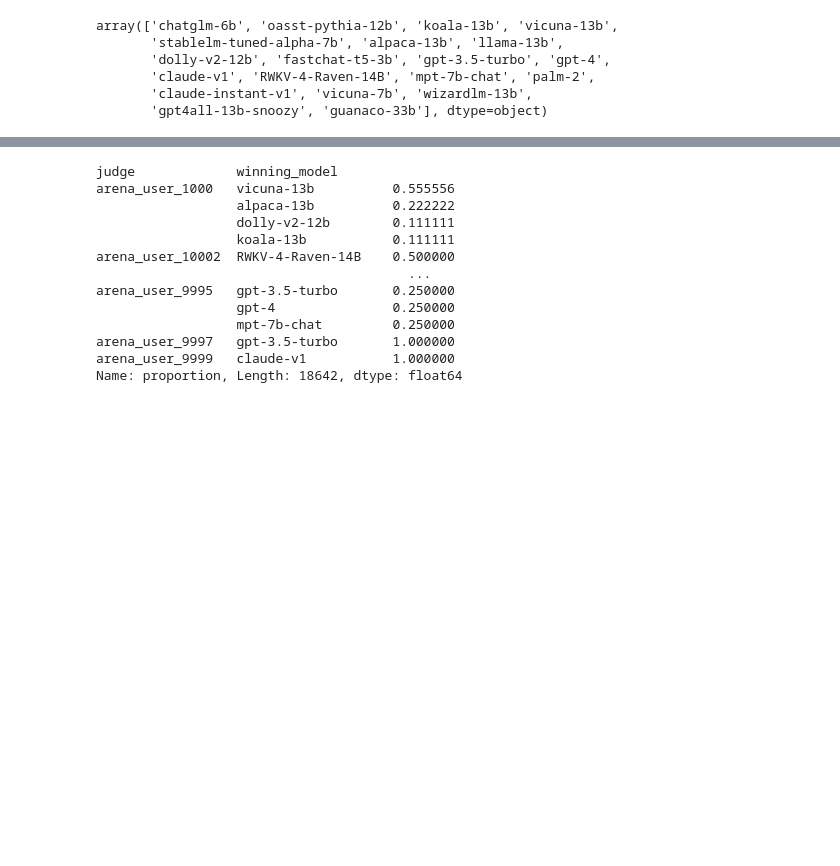
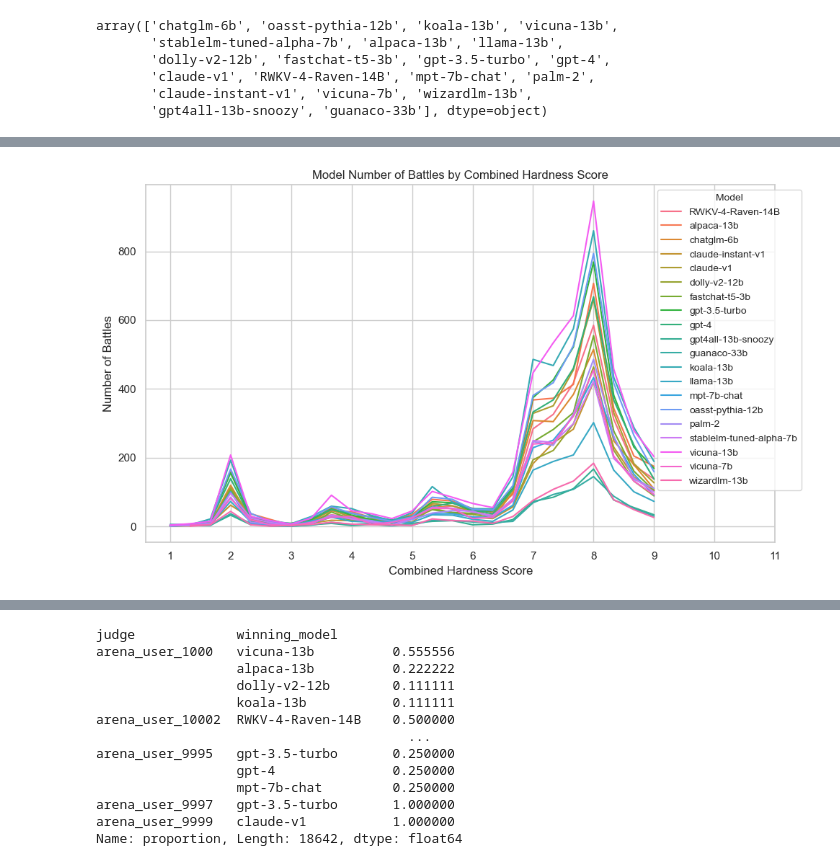
Before and after one commit to surajr10/ds200-grad-project, a Jupyter notebook: notebooks/suraj_eda.ipynb, the cells around one changed output, grey strips where cells are left out. Saved outputs shown, nothing was run; the diff lists cells and outputs as text; code cells hidden in the pictures; blank space fills up the shorter version.

```diff
--- a/notebooks/suraj_eda.ipynb
+++ b/notebooks/suraj_eda.ipynb
@@ -163,3 +163,9 @@ merge_df["combined_hardness_score"] = (
     merge_df[["score_value_1", "score_value_2", "score_value_3"]]
     .mean(axis=1, skipna=True)  # Calculate mean while ignoring NaN values
 )
+# %%
+appearances_a = merge_df[['model_a', 'combined_hardness_score']].rename(columns={'model_a': 'model'})
+appearances_b = merge_df[['model_b', 'combined_hardness_score']].rename(columns={'model_b': 'model'})
+appearances = pd.concat([appearances_a, appearances_b])
+appearances_grouped = appearances.groupby(['model', 'combined_hardness_score']).agg('size').reset_index(name='appearances')
+appearances_grouped
@@ -166,3 +186,14 @@ merge_df["combined_hardness_score"] = (
+# %%
+fig, ax = plt.subplots(figsize=(10, 6))
+sns.lineplot(data=appearances_grouped, x='combined_hardness_score', y='appearances', hue='model', ax=ax)
+plt.legend(title='Model', bbox_to_anchor=(1.05, 1), loc='upper right', fontsize='small', title_fontsize='small')
+plt.xticks(np.arange(1, 12, 1))
+plt.title('Model Number of Battles by Combined Hardness Score')
+plt.xlabel('Combined Hardness Score')
+plt.ylabel('Number of Battles')
+plt.tight_layout()
+# %% [output]
+[figure, added]
 # %%
 # figure out distribution of different users score models
 merge_df['winning_model'] = merge_df.apply(lambda x: x['model_a'] if x['winner'] == 'model_a' else x['model_b'], axis=1)
```
Also changed, not shown: parts of 3 cells of this notebook.
